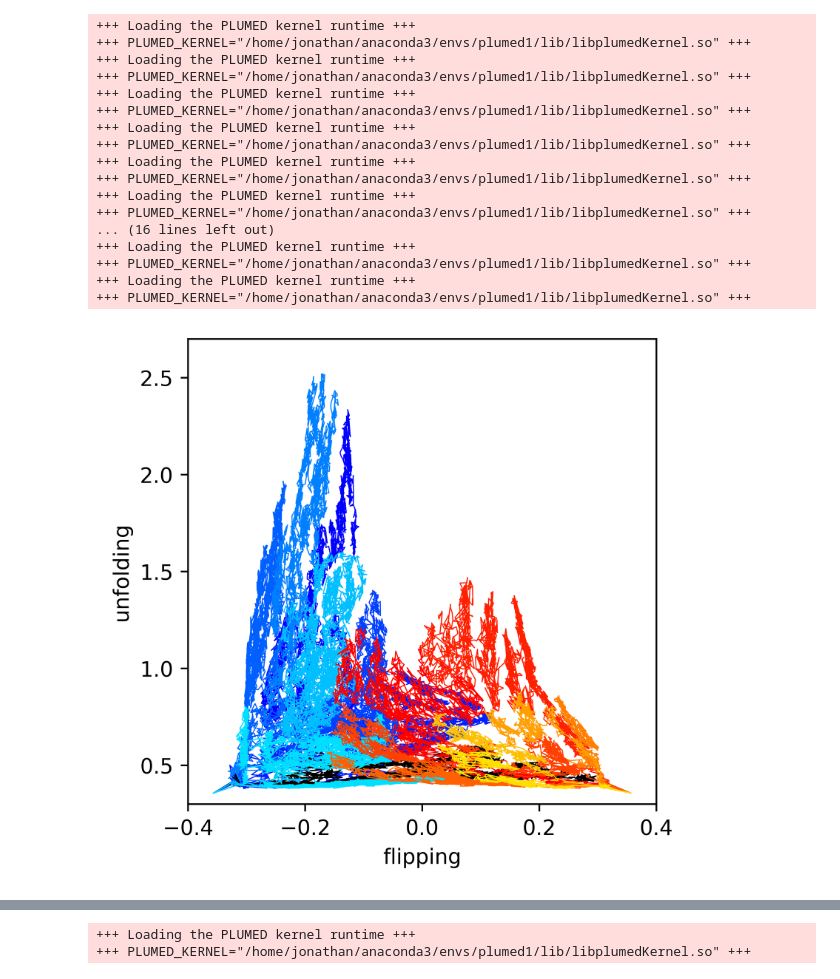
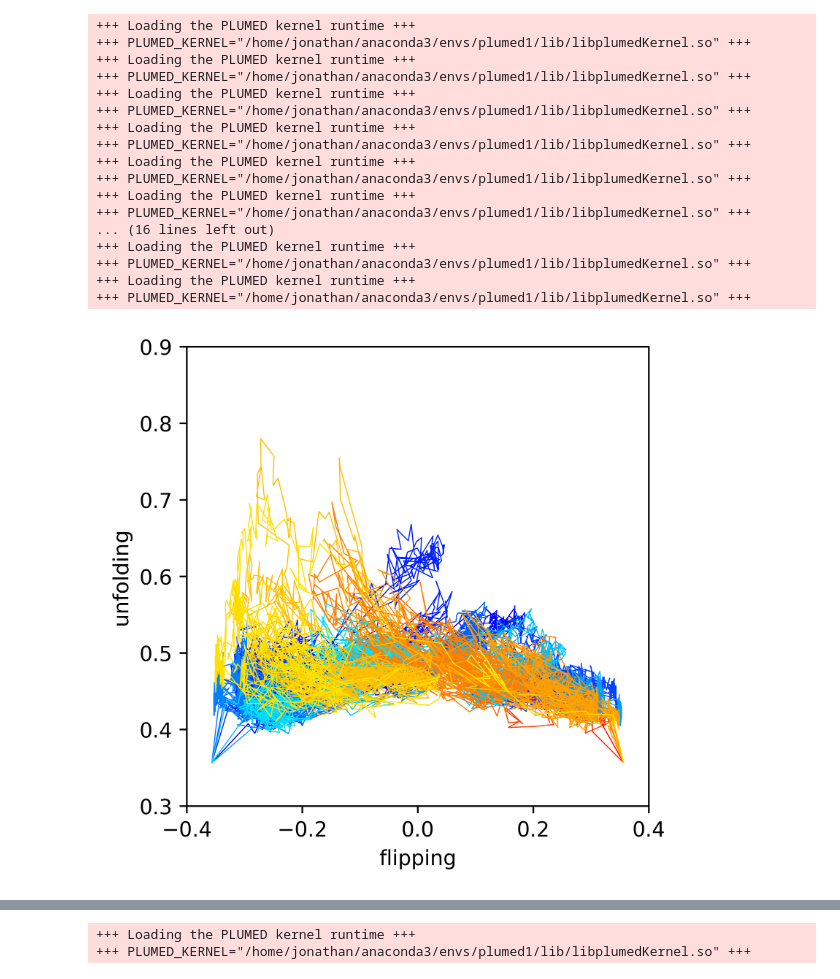
Before and after one commit to JonathanHB/aac1-nt-transport, a Jupyter notebook: metadynamics/run3/scripts/mtd-results-2.ipynb, the cells around one changed output, grey strips where cells are left out. Saved outputs shown, nothing was run; the diff lists cells and outputs as text; code cells hidden in the pictures.

```diff
--- a/metadynamics/run3/scripts/mtd-results-2.ipynb
+++ b/metadynamics/run3/scripts/mtd-results-2.ipynb
@@ -8,25 +80,28 @@ import os
 plt.figure(figsize=(4,4),dpi=600)
 
 test_state = "c"
-test_walker = 5
+test_walker = -1
 
 nwalkers = 8
 for init_state in ["c","m"]:
     for walker in range(nwalkers):
         if init_state == "c":
-            infile = f"/home/jonathan/Documents/grabelab/aac1-nt-transport/metadynamics/run2/run_{init_state}/bck.0.COLVAR.{walker}"
+            infile = f"/home/jonathan/Documents/grabelab/aac1-nt-transport/metadynamics/run3/run_{init_state}/COLVAR.{walker}"
         else:
-            infile = f"/home/jonathan/Documents/grabelab/aac1-nt-transport/metadynamics/run2/run_{init_state}/COLVAR.{walker}"
+            infile = f"/home/jonathan/Documents/grabelab/aac1-nt-transport/metadynamics/run3/run_{init_state}/COLVAR.{walker}"
         #infile = f"/home/jonathan/Documents/grabelab/aac1-ucp1/aac1/trajectories/plumed_tests/plumed/sys{system}/mwm{runnum}/{walker}/COLVAR"
         colvar=plumed.read_as_pandas(infile)
 
-        freq = 1
+        freq = 10
 
-        delta = list(colvar.pc_f1[::freq])
-        sigma = list(colvar.pc_f2[::freq])
+        delta = list(colvar.pc_f1b[::freq])
+        pc_c = list(colvar.pc_fc[::freq])
+        pc_m = list(colvar.pc_fm[::freq])
 
-        pc_c = [(i+j)/2 for i,j in zip(delta,sigma)]
-        pc_m = [-(i-j)/2 for i,j in zip(delta,sigma)]
+        sigma = [i+j for i,j in zip(pc_c,pc_m)]
+        #sigma = list(colvar.pc_p[::freq])
+
+        # pc_m = [-(i-j)/2 for i,j in zip(delta,sigma)]
 
         # color_lightness_const = 1
         # color_range_const = 1.5
@@ -43,33 +118,34 @@ for init_state in ["c","m"]:
             plt.plot(delta, sigma, color = (0,walker/nwalkers,1), linewidth=0.5)
         elif init_state == "m":
             plt.plot(delta, sigma, color = (1,walker/nwalkers,0), linewidth=0.5)
 
         #plt.plot(delta, sigma)
         #plt.scatter(delta, sigma)
 
 plt.xlabel("flipping")
 plt.ylabel("unfolding")
 
 plt.xlim(-0.4, 0.4)
-plt.ylim(0.3, 2.7)
+plt.ylim(0.3, 0.9)
+#plt.ylim(-20,-10)
 plt.show()
 # %% [output]
 +++ Loading the PLUMED kernel runtime +++
 +++ PLUMED_KERNEL="/home/jonathan/anaconda3/envs/plumed1/lib/libplumedKernel.so" +++
 +++ Loading the PLUMED kernel runtime +++
 +++ PLUMED_KERNEL="/home/jonathan/anaconda3/envs/plumed1/lib/libplumedKernel.so" +++
 +++ Loading the PLUMED kernel runtime +++
 +++ PLUMED_KERNEL="/home/jonathan/anaconda3/envs/plumed1/lib/libplumedKernel.so" +++
 +++ Loading the PLUMED kernel runtime +++
 +++ PLUMED_KERNEL="/home/jonathan/anaconda3/envs/plumed1/lib/libplumedKernel.so" +++
 +++ Loading the PLUMED kernel runtime +++
 +++ PLUMED_KERNEL="/home/jonathan/anaconda3/envs/plumed1/lib/libplumedKernel.so" +++
 +++ Loading the PLUMED kernel runtime +++
 +++ PLUMED_KERNEL="/home/jonathan/anaconda3/envs/plumed1/lib/libplumedKernel.so" +++
 ... (16 lines left out)
 +++ Loading the PLUMED kernel runtime +++
 +++ PLUMED_KERNEL="/home/jonathan/anaconda3/envs/plumed1/lib/libplumedKernel.so" +++
 +++ Loading the PLUMED kernel runtime +++
 +++ PLUMED_KERNEL="/home/jonathan/anaconda3/envs/plumed1/lib/libplumedKernel.so" +++
-[figure, old version]
+[figure, new version]
 # %%
```
Also changed, not shown: parts of 5 cells of this notebook, 3 other files.
